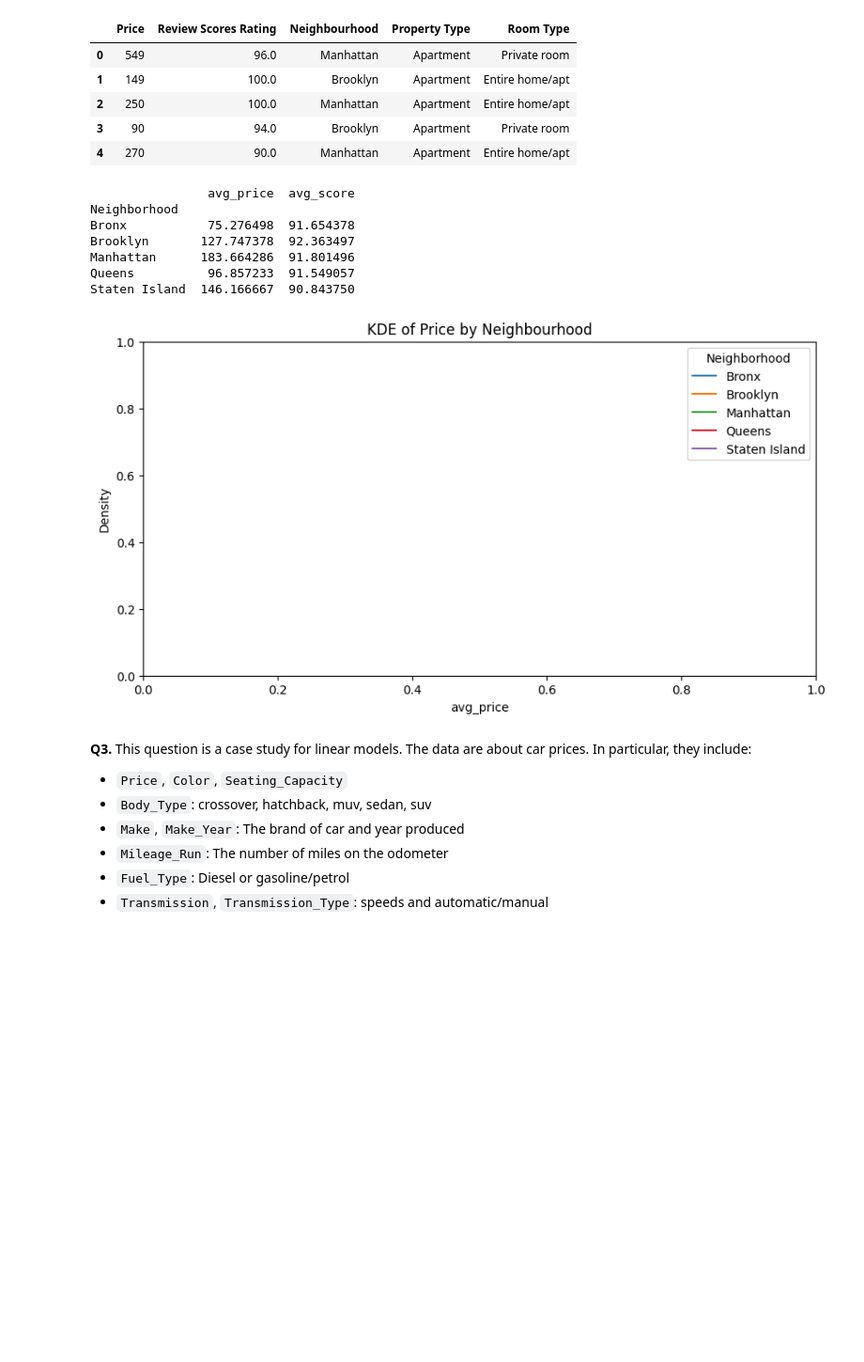
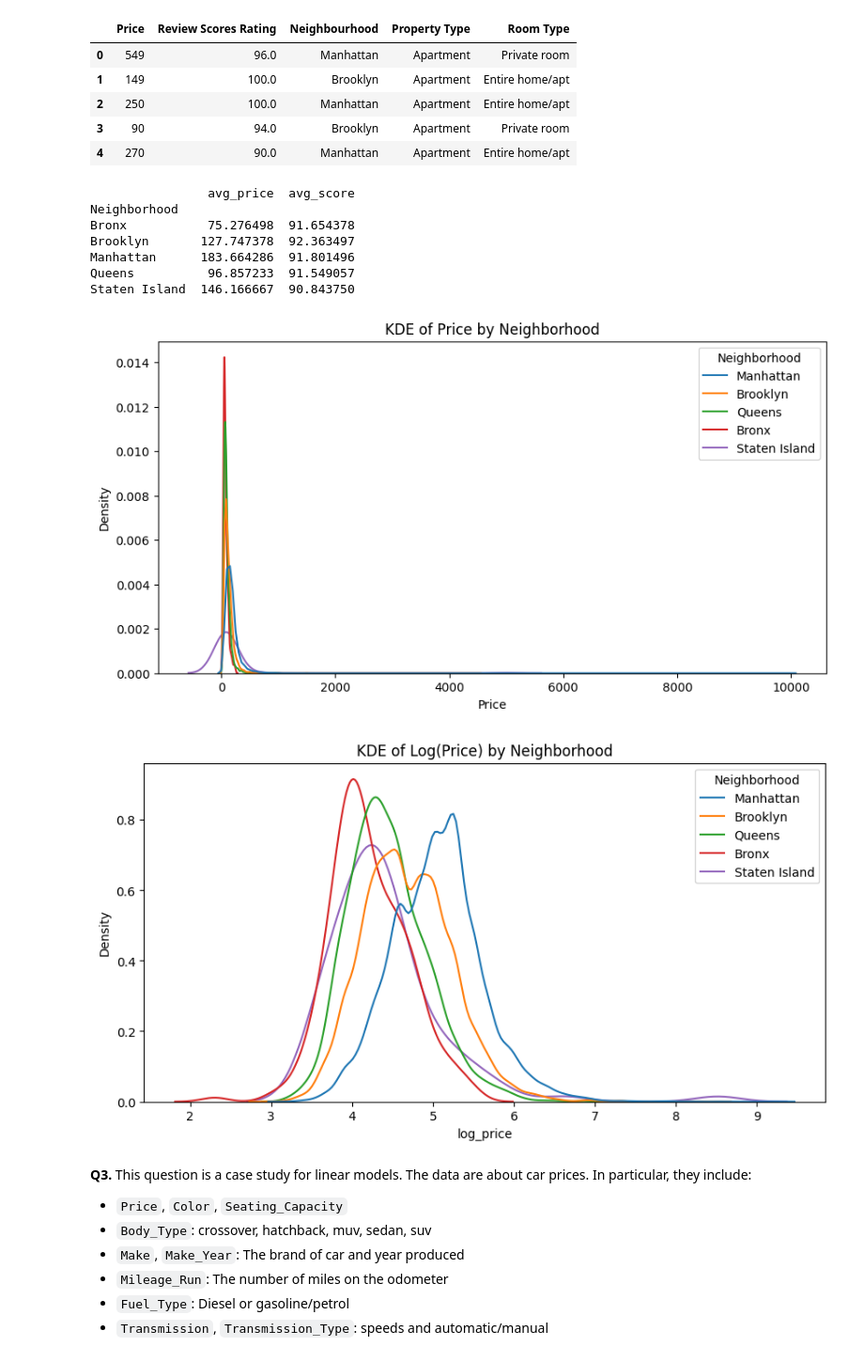
Before and after one commit to iankariuki26/linearModels, a Jupyter notebook: assignment/assignment.ipynb, the cells around one changed output. Shown at 94% size. Drawn from its saved outputs; the diff is of its cells as text; code cells hidden in the pictures; blank space fills up the shorter version.

```diff
--- a/assignment/assignment.ipynb
+++ b/assignment/assignment.ipynb
@@ -57,31 +57,38 @@ df.head()
 # %%
 #1 Compute the average prices and scores by `Neighbourhood `; which bourough is the most expensive on average?
 # Create a kernel density plot of price and log price, grouping by `Neighbourhood `.
-df.columns.tolist()
+# df.columns.tolist()
 df = df.rename(columns = {"Neighbourhood ": "Neighborhood"})
 nh_avg = df.groupby(["Neighborhood"]).agg(
     avg_price = ('Price','mean'),
     avg_score = ('Review Scores Rating','mean')
 )
 print(nh_avg.head(len(df["Neighborhood"].unique())))
 
 
-nh_avg_clean = nh_avg.dropna()
-nh_avg_clean["log_price"] = np.log(nh_avg_clean["avg_price"])
+df_clean = df.dropna(subset=["Price", "Neighborhood"])
+df_clean["log_price"] = np.log(df_clean["Price"])
+
 
 plt.figure(figsize=(10, 5))
-sns.kdeplot(data=nh_avg_clean, x="avg_price", hue="Neighborhood", common_norm=False)
-plt.title("KDE of Price by Neighbourhood")
+sns.kdeplot(data=df_clean, x="Price", hue="Neighborhood", common_norm=False)
+plt.title("KDE of Price by Neighborhood")
 plt.show()
+
+plt.figure(figsize=(10, 5))
+sns.kdeplot(data=df_clean, x="log_price", hue="Neighborhood", common_norm=False)
+plt.title("KDE of Log(Price) by Neighborhood")
+plt.show()
 # %% [output]
                 avg_price  avg_score
 Neighborhood
 Bronx           75.276498  91.654378
 Brooklyn       127.747378  92.363497
 Manhattan      183.664286  91.801496
 Queens          96.857233  91.549057
 Staten Island  146.166667  90.843750
-[figure, old version]
+[figure, new version]
+[figure, added]
 # %% [markdown]
 **Q3.** This question is a case study for linear models. The data are about car prices. In particular, they include:
 
```
